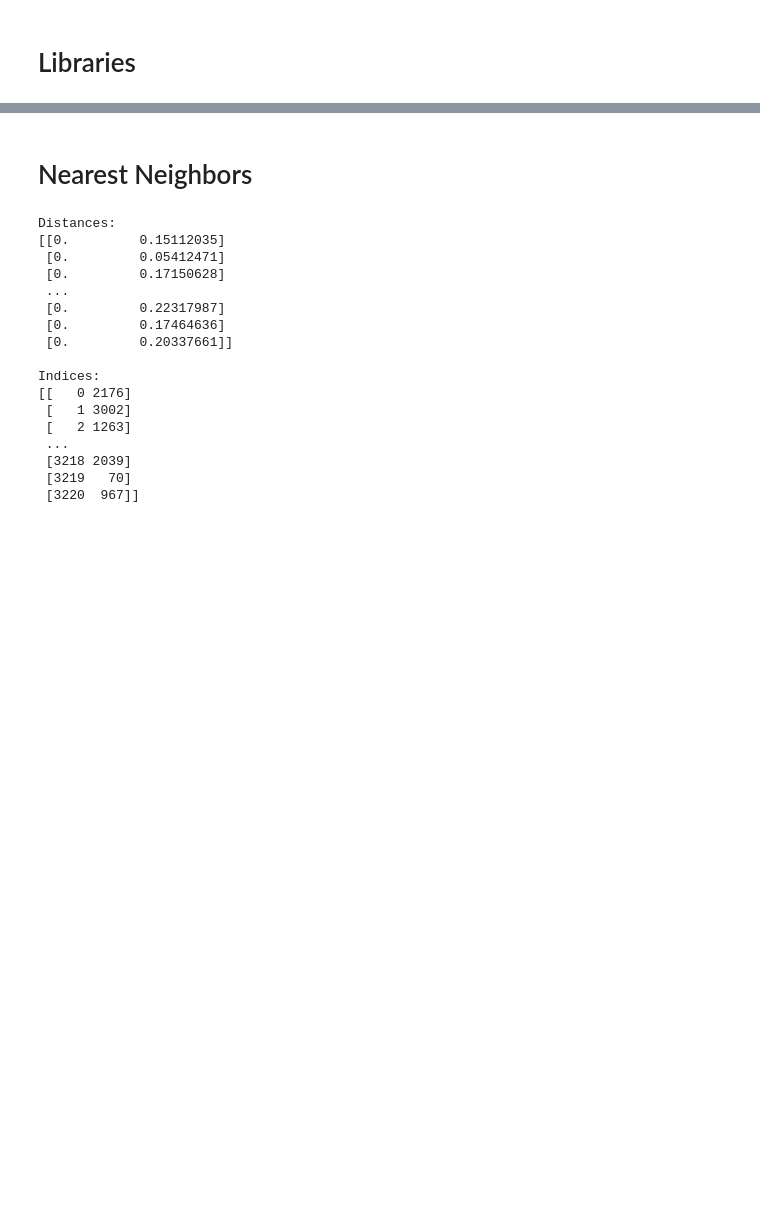
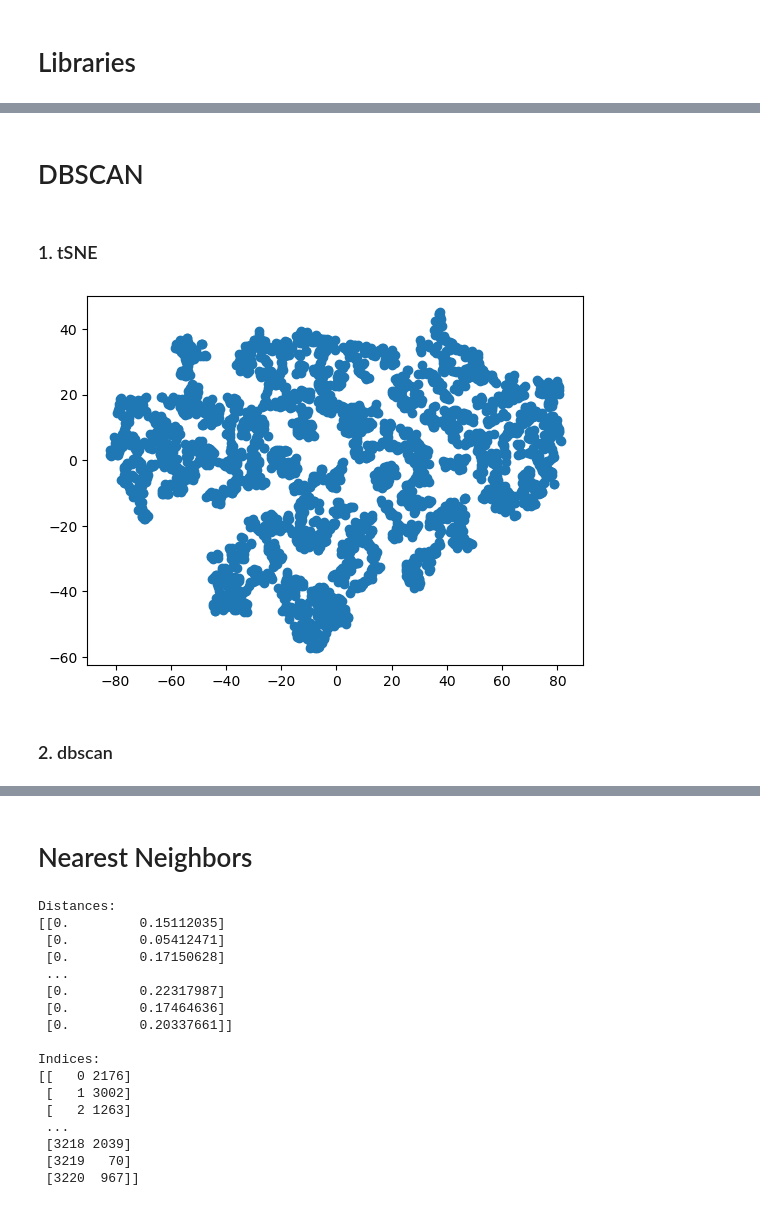
Before and after one commit to RyanZimmermanNWU/Northwestern-MSDS-Capstone-2023, a Jupyter notebook: Scripts/d. Modeling.ipynb, the cells around one changed output, grey strips where cells are left out. Cells and saved outputs as stored; diff of their text form; code cells hidden in the pictures; blank space fills up the shorter version.

```diff
--- a/Scripts/d. Modeling.ipynb
+++ b/Scripts/d. Modeling.ipynb
@@ -32,0 +22,25 @@ census_mm_pca_components
+# %% [markdown]
+# DBSCAN
+# %% [markdown]
+### 1. tSNE
+# %%
+from sklearn.manifold import TSNE
+
+repo_pca = r'https://raw.githubusercontent.com/mattlibonati/Northwestern-MSDS-Capstone-2023/main/Data/principal_components/'
+
+final_log_mm_pca_components = pd.read_csv(repo_pca + 'final_log_mm_pca_components.csv')
+
+# grabs only first 3 components
+X = final_log_mm_pca_components.iloc[:, :3].values
+
+tsne = TSNE(n_components=2, perplexity=30, learning_rate=200, random_state=42)
+X_tsne = tsne.fit_transform(X)
+
+plt.scatter(X_tsne[:, 0], X_tsne[:, 1])#, c=y, cmap=plt.cm.get_cmap('jet', 10))
+#plt.colorbar(ticks=range(10))
+
+plt.show()
+# %% [output]
+[figure, added]
+# %% [markdown]
+### 2. dbscan
```
Also changed, not shown: parts of 25 cells of this notebook, 2 other files.
